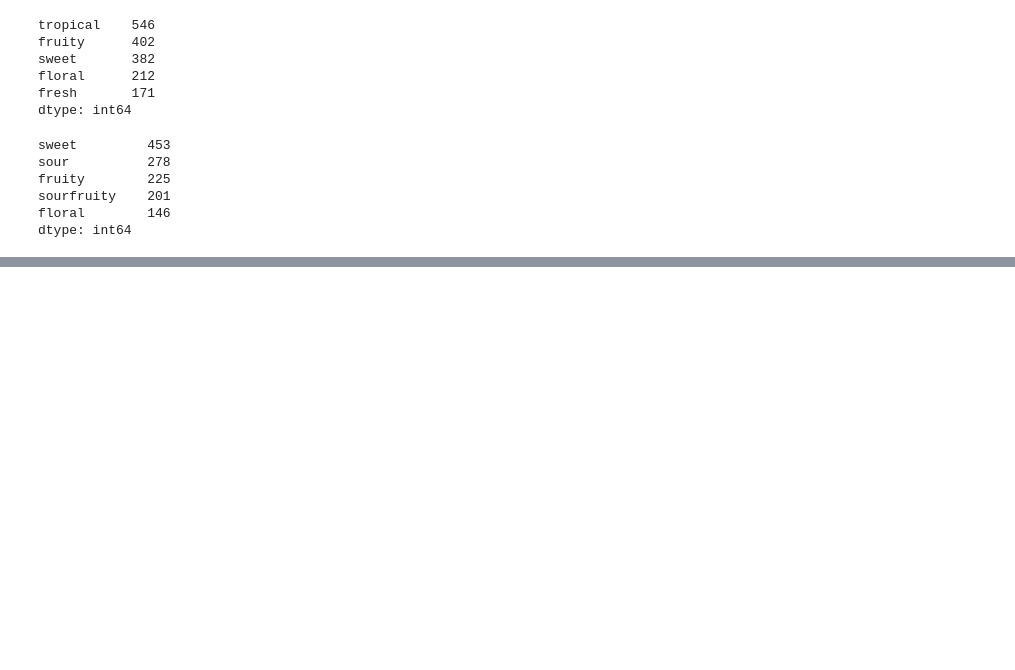
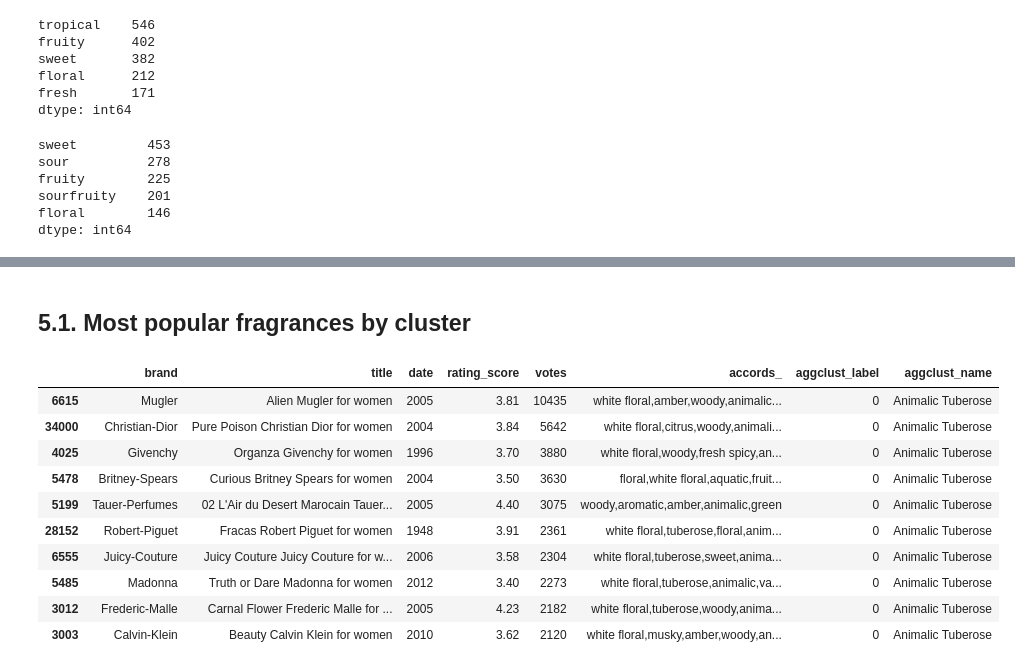
Before and after one commit to katarzynajanicka/agglomerative-fragrance-clustering, a Jupyter notebook: hierarchical-clustering.ipynb, the cells around one changed output, grey strips where cells are left out. Cells and saved outputs as stored; diff of their text form; code cells hidden in the pictures; blank space fills up the shorter version.

```diff
--- a/hierarchical-clustering.ipynb
+++ b/hierarchical-clustering.ipynb
@@ -522,0 +513,17 @@ df.sort_values('votes', ascending=False).head(20)
+# %% [markdown]
+## 5.1. Most popular fragrances by cluster
+# %%
+# Animalic Tuberose cluster
+df.loc[df['aggclust_label']==0].sort_values('votes', ascending=False).head(10)
+# %% [output]
+|  | brand | title | date | rating_score | votes | accords_ | aggclust_label | aggclust_name |
+| 6615 | Mugler | Alien Mugler for women | 2005 | 3.81 | 10435 | white floral,amber,woody,animalic... | 0 | Animalic Tuberose |
+| 34000 | Christian-Dior | Pure Poison Christian Dior for women | 2004 | 3.84 | 5642 | white floral,citrus,woody,animali... | 0 | Animalic Tuberose |
+| 4025 | Givenchy | Organza Givenchy for women | 1996 | 3.70 | 3880 | white floral,woody,fresh spicy,an... | 0 | Animalic Tuberose |
+| 5478 | Britney-Spears | Curious Britney Spears for women | 2004 | 3.50 | 3630 | floral,white floral,aquatic,fruit... | 0 | Animalic Tuberose |
+| 5199 | Tauer-Perfumes | 02 L'Air du Desert Marocain Tauer... | 2005 | 4.40 | 3075 | woody,aromatic,amber,animalic,green | 0 | Animalic Tuberose |
+| 28152 | Robert-Piguet | Fracas Robert Piguet for women | 1948 | 3.91 | 2361 | white floral,tuberose,floral,anim... | 0 | Animalic Tuberose |
+| 6555 | Juicy-Couture | Juicy Couture Juicy Couture for w... | 2006 | 3.58 | 2304 | white floral,tuberose,sweet,anima... | 0 | Animalic Tuberose |
+| 5485 | Madonna | Truth or Dare Madonna for women | 2012 | 3.40 | 2273 | white floral,tuberose,animalic,va... | 0 | Animalic Tuberose |
+| 3012 | Frederic-Malle | Carnal Flower Frederic Malle for ... | 2005 | 4.23 | 2182 | white floral,tuberose,woody,anima... | 0 | Animalic Tuberose |
+| 3003 | Calvin-Klein | Beauty Calvin Klein for women | 2010 | 3.62 | 2120 | white floral,musky,amber,woody,an... | 0 | Animalic Tuberose |
```
Also changed, not shown: parts of 48 cells of this notebook, 1 other file.
